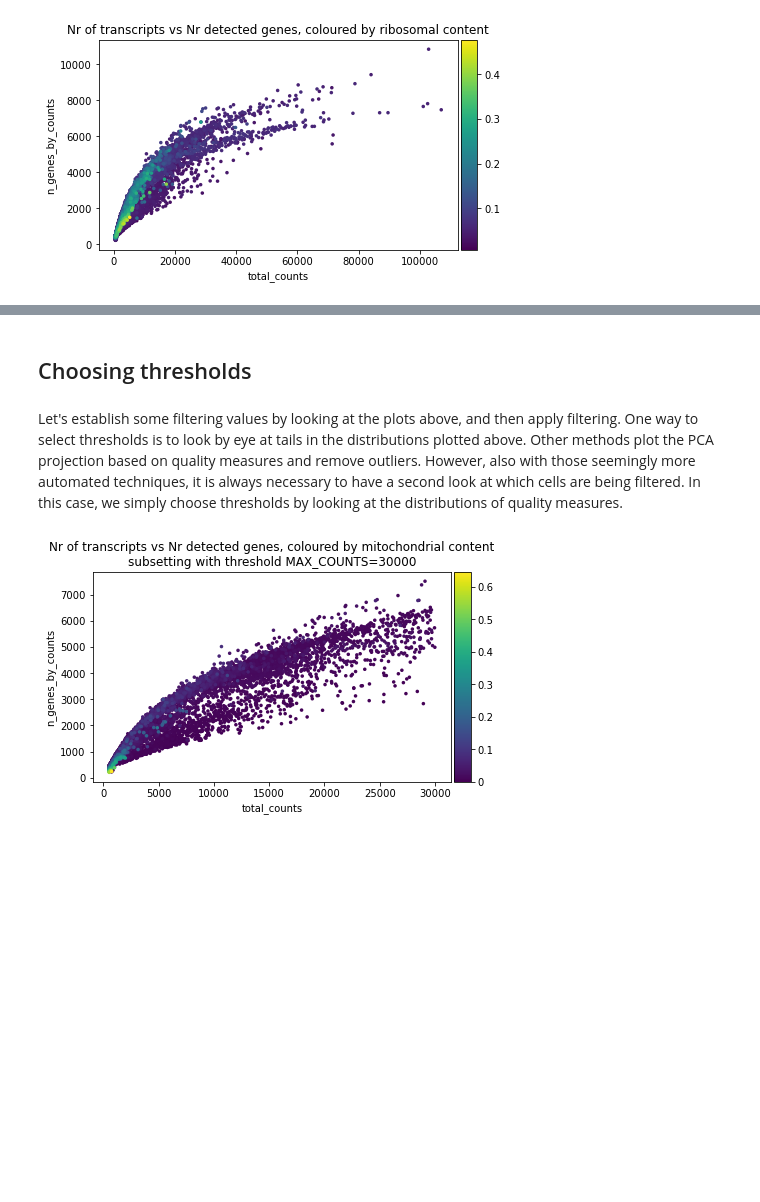
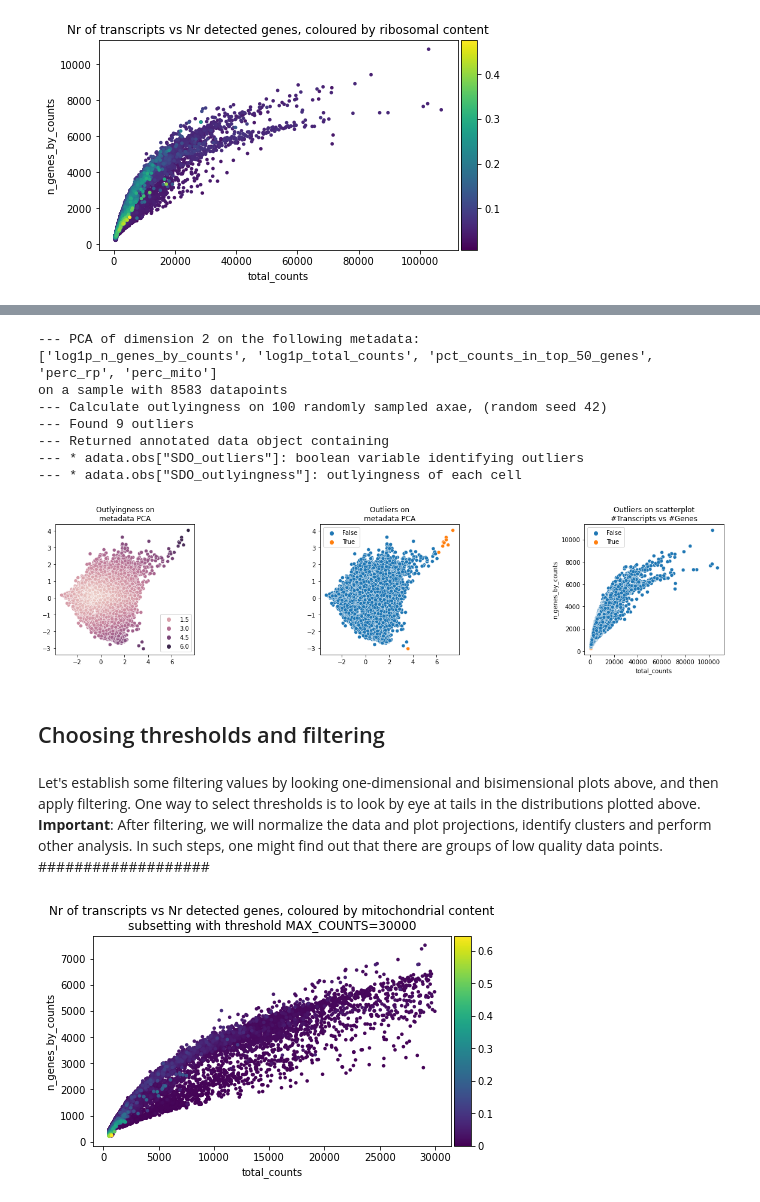
Before and after one commit to hds-sandbox/scRNASeq_course, a Jupyter notebook: Notebooks/Python/Part02_filtering_sample2.ipynb, the cells around one changed output, grey strips where cells are left out. Cells and saved outputs as stored; diff of their text form; code cells hidden in the pictures; blank space fills up the shorter version.

```diff
--- a/Notebooks/Python/Part02_filtering_sample2.ipynb
+++ b/Notebooks/Python/Part02_filtering_sample2.ipynb
@@ -115,7 +127,22 @@ sc.pl.scatter(sample_2, x='total_counts', y='n_genes_by_counts', color='perc_rp'
+# %%
+sample_2 = PCAfiltering(adata=sample_2,
+                     obs_subset=['log1p_n_genes_by_counts','log1p_total_counts',
+                                 'pct_counts_in_top_50_genes', 'perc_rp', 'perc_mito'])
+# %% [output]
+--- PCA of dimension 2 on the following metadata:
+['log1p_n_genes_by_counts', 'log1p_total_counts', 'pct_counts_in_top_50_genes', 'perc_rp', 'perc_mito']
+on a sample with 8583 datapoints
+--- Calculate outlyingness on 100 randomly sampled axae, (random seed 42)
+--- Found 9 outliers
+--- Returned annotated data object containing
+--- * adata.obs["SDO_outliers"]: boolean variable identifying outliers
+--- * adata.obs["SDO_outlyingness"]: outlyingness of each cell
+[figure, added]
 # %% [markdown]
-## Choosing thresholds
+## Choosing thresholds and filtering
 # %% [markdown]
-Let's establish some filtering values by looking at the plots above, and then apply filtering. One way to select thresholds is to look by eye at tails in the distributions plotted above. Other methods plot the PCA projection based on quality measures and remove outliers. However, also with those seemingly more automated techniques, it is always necessary to have a second look at which cells are being filtered. In this case, we simply choose thresholds by looking at the distributions of quality measures.
+Let's establish some filtering values by looking one-dimensional and bisimensional plots above, and then apply filtering. One way to select thresholds is to look by eye at tails in the distributions plotted above.
+**Important**: After filtering, we will normalize the data and plot projections, identify clusters and perform other analysis. In such steps, one might find out that there are groups of low quality data points. ###################
 # %%
 MIN_COUNTS = 5000  #minimum number of transcripts per cell
 MAX_COUNTS = 30000 #maximum number of transcripts per cell
```
Also changed, not shown: parts of 35 cells of this notebook.
